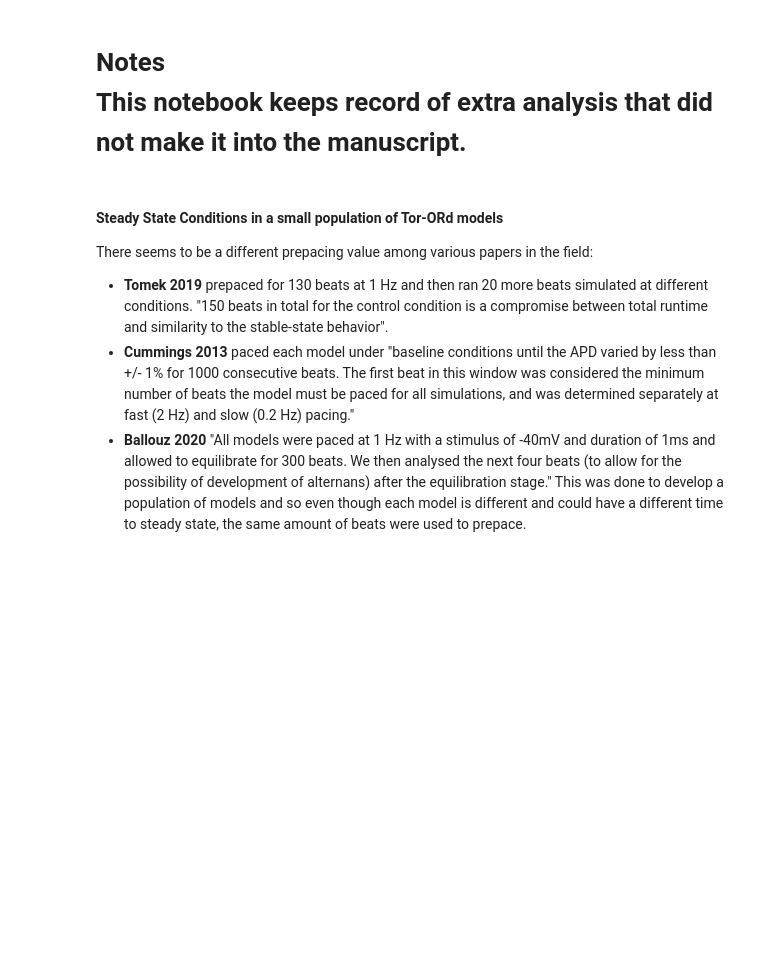
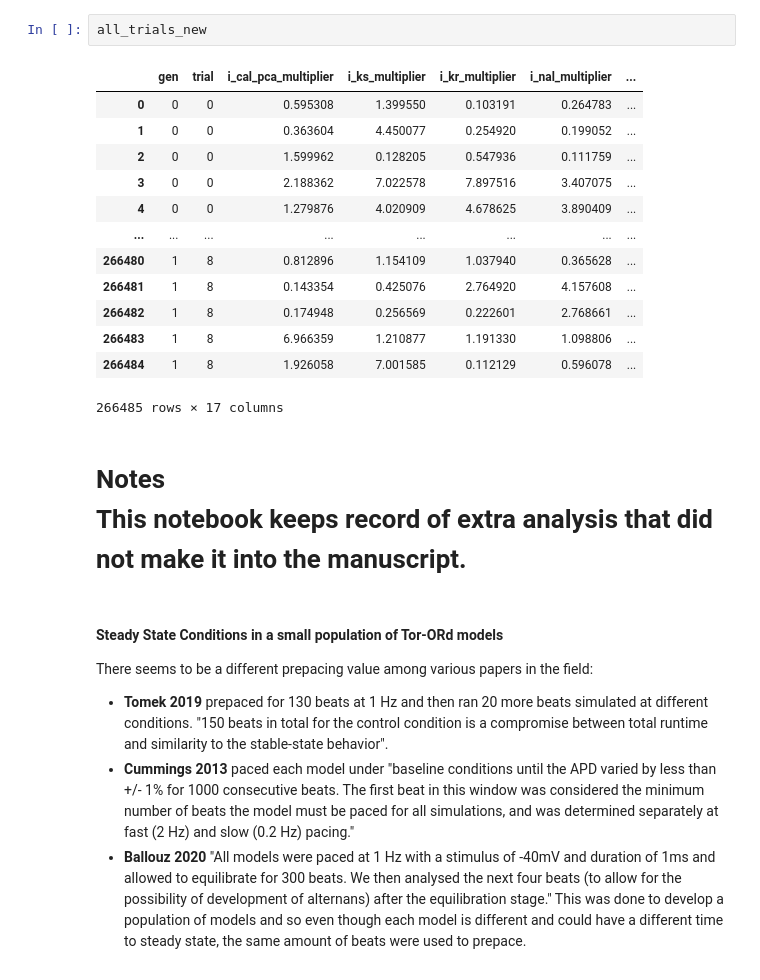
Before and after one commit to Christini-Lab/rrc-conductance-profile, a Jupyter notebook: notes.ipynb, the cells around one changed output. Saved outputs shown, nothing was run; the diff lists cells and outputs as text; blank space fills up the shorter version.

```diff
--- a/notes.ipynb
+++ b/notes.ipynb
@@ -51,3 +54,19 @@ all_trials_new = pd.read_csv(data_path+'all_trials.csv.bz2')
+# %%
+all_trials_new
+# %% [output]
+|  | gen | trial | i_cal_pca_multiplier | i_ks_multiplier | i_kr_multiplier | i_nal_multiplier | ... |
+| 0 | 0 | 0 | 0.595308 | 1.399550 | 0.103191 | 0.264783 | ... |
+| 1 | 0 | 0 | 0.363604 | 4.450077 | 0.254920 | 0.199052 | ... |
+| 2 | 0 | 0 | 1.599962 | 0.128205 | 0.547936 | 0.111759 | ... |
+| 3 | 0 | 0 | 2.188362 | 7.022578 | 7.897516 | 3.407075 | ... |
+| 4 | 0 | 0 | 1.279876 | 4.020909 | 4.678625 | 3.890409 | ... |
+| ... | ... | ... | ... | ... | ... | ... | ... |
+| 266480 | 1 | 8 | 0.812896 | 1.154109 | 1.037940 | 0.365628 | ... |
+| 266481 | 1 | 8 | 0.143354 | 0.425076 | 2.764920 | 4.157608 | ... |
+| 266482 | 1 | 8 | 0.174948 | 0.256569 | 0.222601 | 2.768661 | ... |
+| 266483 | 1 | 8 | 6.966359 | 1.210877 | 1.191330 | 1.098806 | ... |
+| 266484 | 1 | 8 | 1.926058 | 7.001585 | 0.112129 | 0.596078 | ... |
+266485 rows × 17 columns
 # %% [markdown]
 # **Notes**<br>This notebook keeps record of extra analysis that did not make it into the manuscript.
 # %% [markdown]
```
Also changed, not shown: parts of 3 cells of this notebook, 4 other files.
